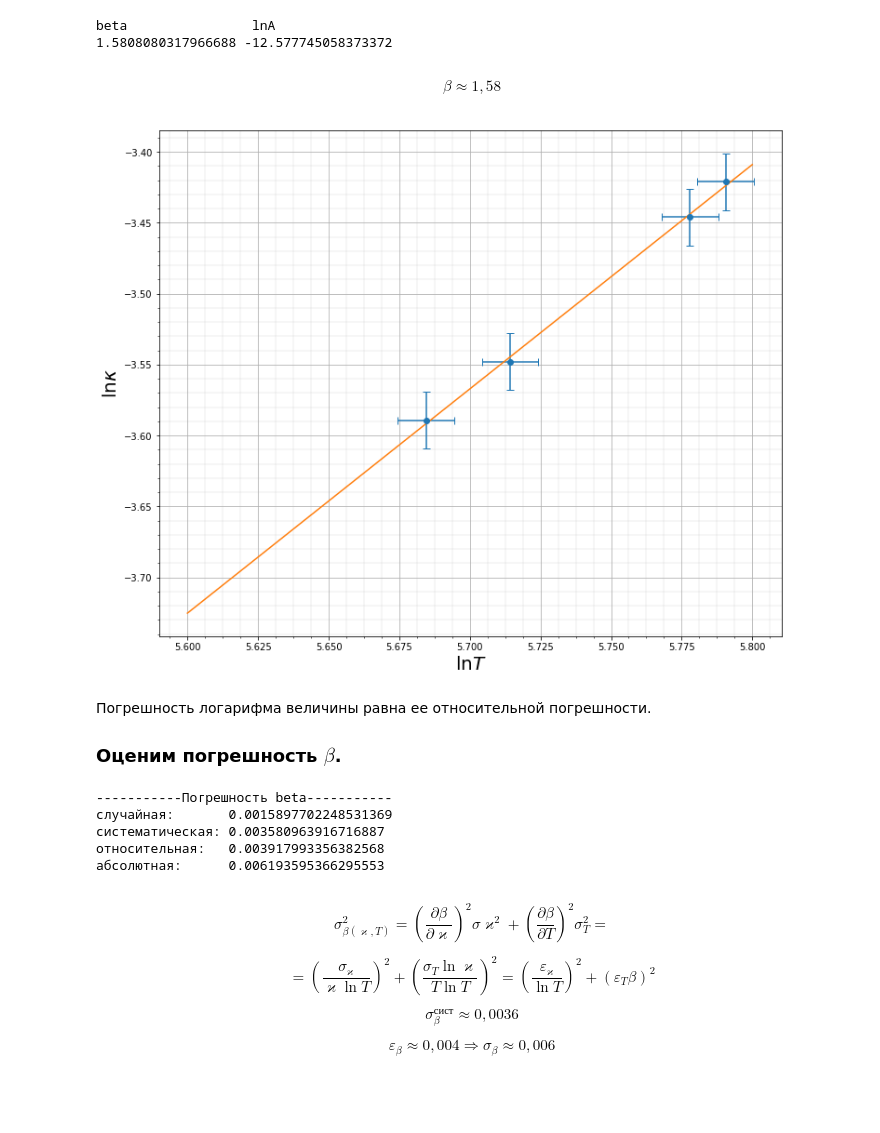
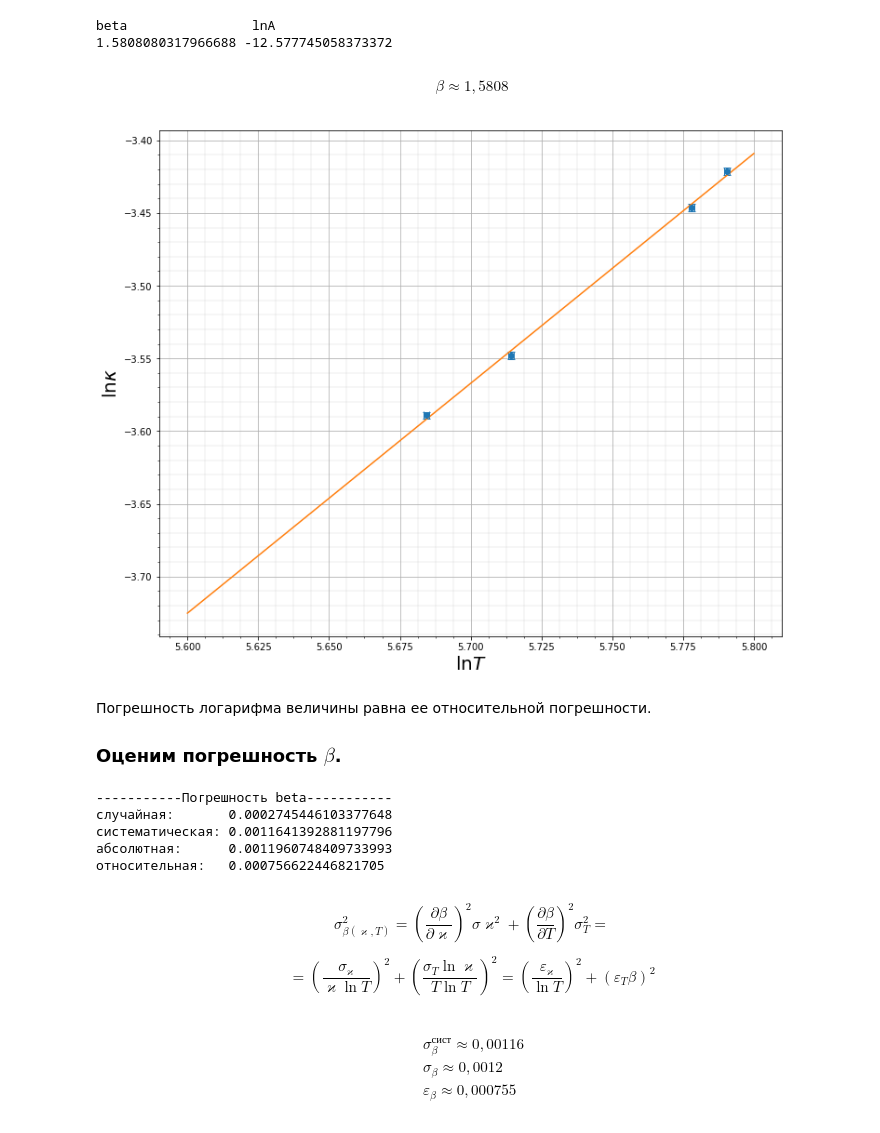
Before and after one commit to iudovin/labs, a Jupyter notebook: calc2-2-3.ipynb, the cells around one changed output. Drawn from its saved outputs; the diff is of its cells as text; code cells hidden in the pictures; blank space fills up the shorter version.

```diff
--- a/calc2-2-3.ipynb
+++ b/calc2-2-3.ipynb
@@ -262,21 +296,21 @@ print(*ln_k_t_opt)
 beta                lnA
 1.5808080317966688 -12.577745058373372
 # %% [markdown]
-$$\beta \approx 1,58$$
+$$\beta \approx 1,5808$$
 # %%
 plt.figure(figsize = (12, 10))
 plt.minorticks_on()
 plt.grid(which='major')
 plt.grid(which='minor', linewidth='0.2')
 plt.xlabel('$\ln T$', fontsize=20)
 plt.ylabel('$\ln\kappa$', fontsize=20)
-plt.errorbar(ln_t, ln_kappa, linestyle='', marker='o', xerr=0.01, yerr=0.02, capsize=4)
+plt.errorbar(ln_t, ln_kappa, linestyle='', marker='o', xerr=0.001, yerr=0.0025, capsize=4)
 xdata = np.arange(5.6, 5.8, 0.1)
 ydata = f(xdata, *ln_k_t_opt)
 plt.plot(xdata, ydata)
 plt.show()
 # %% [output]
-[figure, old version]
+[figure, new version]
 # %% [markdown]
 Погрешность логарифма величины равна ее относительной погрешности.
 
@@ -284,28 +318,31 @@ plt.show()
 # %%
 s = 0
 for _ in range(len(ln_t)):
-    s += (ln_kappa[i] - f(ln_t[i], *ln_k_t_opt)) ** 2
+    s += ((ln_kappa[i] - f(ln_t[i], *ln_k_t_opt)) / ln_t[i]) ** 2
 s = math.sqrt(s / (len(ln_t) * (len(ln_t) - 1)))
 
-eps_beta = math.sqrt((eps_kappa / ln_t[3]) ** 2 + (eps_t * ln_k_t_opt[0]) ** 2)
+sigma_beta = math.sqrt((eps_kappa / min(ln_t)) ** 2 + (eps_t * beta) ** 2)
 
 print('\n' + '-' * 11 + 'Погрешность beta' + '-' * 11)
 print('случайная:' + ' ' * 6, s)
-print('систематическая:', eps_beta)
-eps_beta = math.sqrt(eps_beta ** 2 + s ** 2)
-print('относительная:' + ' ' * 2, eps_beta)
-print('абсолютная:' + ' ' * 5, eps_beta * ln_k_t_opt[0])
+print('систематическая:', sigma_beta)
+sigma_beta = math.sqrt(sigma_beta ** 2 + s ** 2)
+print('абсолютная:' + ' ' * 5, sigma_beta)
+print('относительная:' + ' ' * 2, sigma_beta / beta)
 # %% [output]
 -----------Погрешность beta-----------
-случайная:       0.0015897702248531369
-систематическая: 0.003580963916716887
-относительная:   0.003917993356382568
-абсолютная:      0.006193595366295553
+случайная:       0.0002745446103377648
+систематическая: 0.0011641392881197796
+абсолютная:      0.0011960748409733993
+относительная:   0.000756622446821705
 # %% [markdown]
 $$\sigma_{\beta(\varkappa, T)}^2 = \left(\frac{\partial\beta}{\partial\varkappa}\right)^2\sigma\varkappa^2 + \left(\frac{\partial\beta}{\partial T}\right)^2\sigma_T^2 =$$
 
 $$= \left(\frac{\sigma_\varkappa}{\varkappa\ln T}\right)^2 + \left(\frac{\sigma_T\ln\varkappa}{T\ln T}\right)^2 = \left(\frac{\varepsilon_\varkappa}{\ln T}\right)^2 + (\varepsilon_T\beta)^2 $$
-
-$$\sigma_\beta^\text{сист} \approx 0,0036$$
-
-$$\varepsilon_\beta \approx 0,004 \Rightarrow \sigma_\beta \approx 0,006$$
+# %% [markdown]
+
+\begin{aligned}
+    &\sigma_\beta^\text{сист} \approx 0,00116 \\
+    &\sigma_\beta \approx 0,0012 \\
+    &\varepsilon_\beta \approx 0,000755
+\end{aligned}
```
Also changed, not shown: parts of 13 cells of this notebook.
